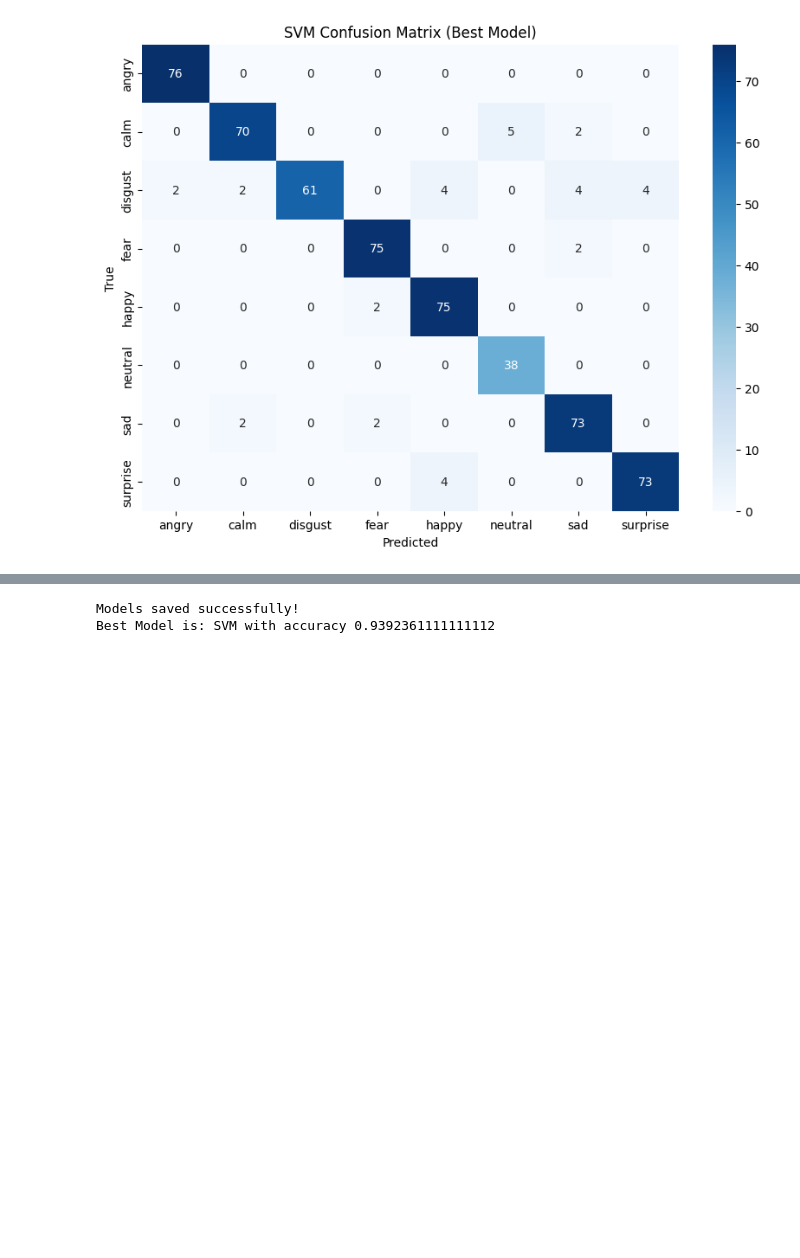
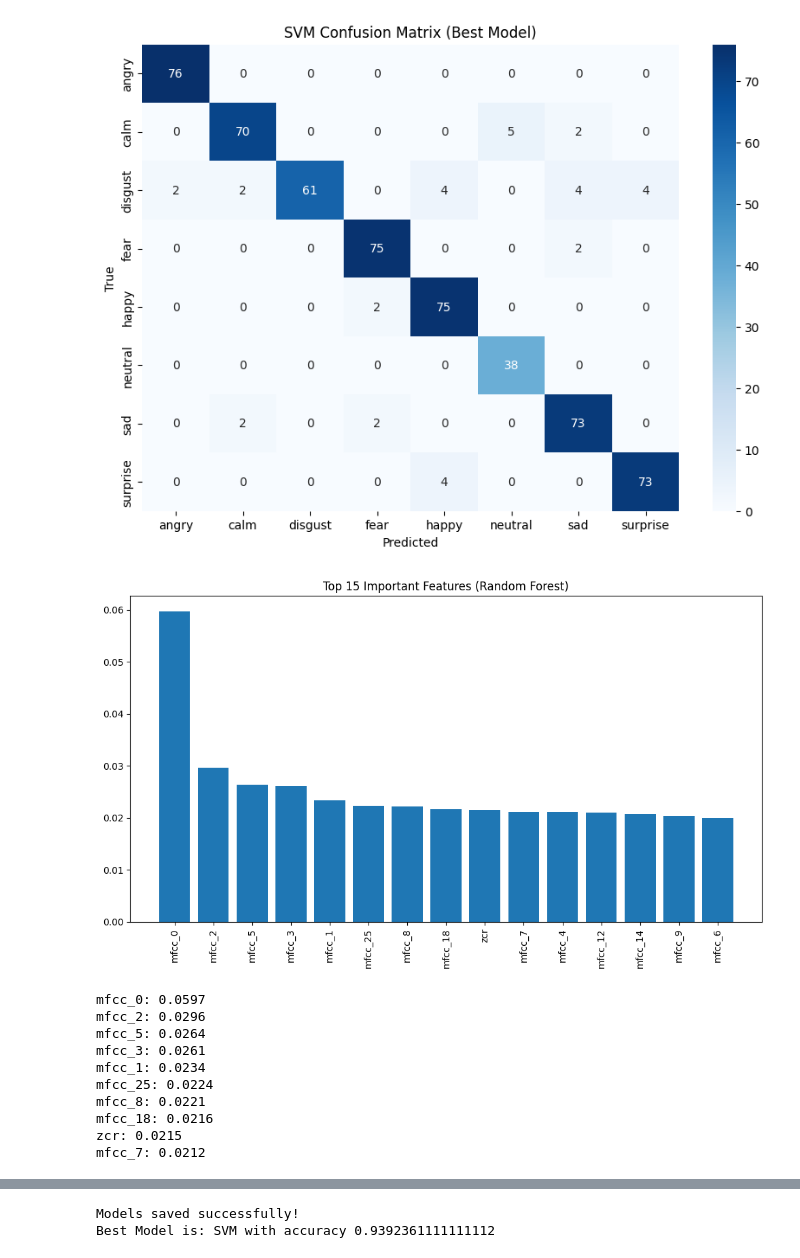
Before and after one commit to darkkieee/speech-emotion-classification, a Jupyter notebook: notebooks/02_train_models.ipynb, the cells around one changed output, grey strips where cells are left out. Drawn from its saved outputs; the diff is of its cells as text; code cells hidden in the pictures; blank space fills up the shorter version.

```diff
--- a/notebooks/02_train_models.ipynb
+++ b/notebooks/02_train_models.ipynb
@@ -102,3 +160,36 @@ plot_confusion(models["SVM"], "SVM Confusion Matrix (Best Model)")
 # %% [output]
 [figure]
 [figure]
+# %%
+import numpy as np
+import matplotlib.pyplot as plt
+
+
+rf = models["Random Forest"]
+feature_names = X.columns
+importances = rf.feature_importances_
+
+indices = np.argsort(importances)[::-1]
+
+plt.figure(figsize=(10,6))
+plt.title("Top 15 Important Features (Random Forest)")
+plt.bar(range(15), importances[indices[:15]])
+plt.xticks(range(15), feature_names[indices[:15]], rotation=90)
+plt.tight_layout()
+plt.show()
+
+
+for i in range(10):
+    print(f"{feature_names[indices[i]]}: {importances[indices[i]]:.4f}")
+# %% [output]
+[figure, added]
+mfcc_0: 0.0597
+mfcc_2: 0.0296
+mfcc_5: 0.0264
+mfcc_3: 0.0261
+mfcc_1: 0.0234
+mfcc_25: 0.0224
+mfcc_8: 0.0221
+mfcc_18: 0.0216
+zcr: 0.0215
+mfcc_7: 0.0212
```
Also changed, not shown: parts of 8 cells of this notebook, 1 other file.
